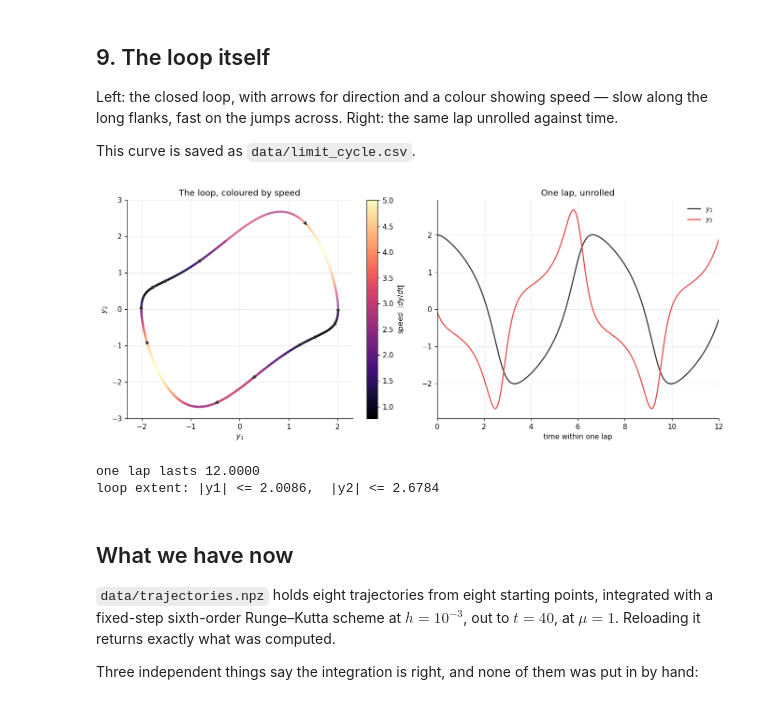
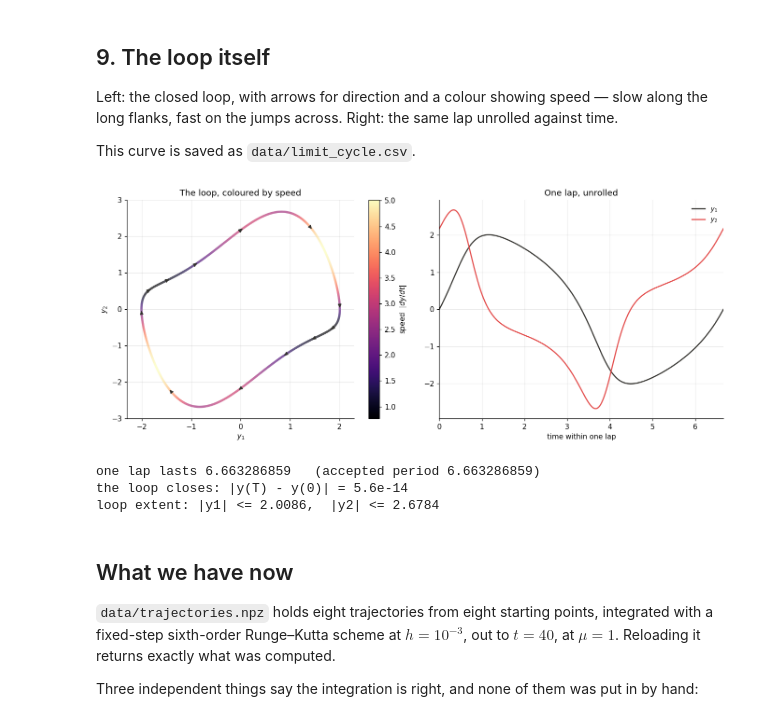
Before and after one commit to GeorgeWilliam1999/Van_Der_Pole, a Jupyter notebook: RK_Truth/build_references.ipynb, the cells around one changed output. Cells and saved outputs as stored; diff of their text form; code cells hidden in the pictures.

```diff
--- a/RK_Truth/build_references.ipynb
+++ b/RK_Truth/build_references.ipynb
@@ -426,32 +426,36 @@ This curve is saved as `data/limit_cycle.csv`.
 # %%
 sp = np.linalg.norm(vdp.f(0.0, Y_lc), axis=1)
 
 fig, axes = plt.subplots(1, 2, figsize=(12.4, 5.2))
 ax = axes[0]
 pts = Y_lc.reshape(-1, 1, 2)
 from matplotlib.collections import LineCollection
 seg = np.concatenate([pts[:-1], pts[1:]], axis=1)
 lc_col = LineCollection(seg, cmap="magma", norm=plt.Normalize(sp.min(), sp.max()), lw=3)
 lc_col.set_array(sp[:-1]); ax.add_collection(lc_col)
-for i in range(0, len(Y_lc) - 1, len(Y_lc) // 12):
-    ax.annotate("", xy=Y_lc[i + 30], xytext=Y_lc[i],
+n_lc = len(Y_lc)
+for i in range(0, n_lc, n_lc // 12):          # the lap is closed, so wrap the index
+    ax.annotate("", xy=Y_lc[(i + 30) % n_lc], xytext=Y_lc[i],
                 arrowprops=dict(arrowstyle="-|>", color=INK, lw=1.1))
 ax.set_xlim(-2.3, 2.3); ax.set_ylim(-3.0, 3.0)
 ax.set_xlabel("$y_1$"); ax.set_ylabel("$y_2$"); ax.set_title("The loop, coloured by speed")
 fig.colorbar(lc_col, ax=ax, label="speed  $|dy/dt|$")
 
 ax = axes[1]
 ax.plot(t_lc, Y_lc[:, 0], color=INK, lw=1.6, label="$y_1$")
 ax.plot(t_lc, Y_lc[:, 1], color=CYCLE, lw=1.6, label="$y_2$")
 ax.set_xlabel("time within one lap"); ax.set_title("One lap, unrolled")
 ax.legend(fontsize=9); ax.set_xlim(0, t_lc[-1])
 fig.tight_layout(); fig.savefig(FIGURES / "10_limit_cycle.png"); plt.show()
 
-print(f"one lap lasts {t_lc[-1]:.4f}")
+print(f"one lap lasts {t_lc[-1]:.9f}   (accepted period 6.663286859)")
+print(f"the loop closes: |y(T) - y(0)| = {np.linalg.norm(Y_lc[-1] - Y_lc[0]):.1e}")
+assert np.linalg.norm(Y_lc[-1] - Y_lc[0]) < 1e-9, "the saved loop does not close"
 print(f"loop extent: |y1| <= {np.abs(Y_lc[:,0]).max():.4f},  |y2| <= {np.abs(Y_lc[:,1]).max():.4f}")
 # %% [output]
-[figure, old version]
+[figure, new version]
-one lap lasts 12.0000
+one lap lasts 6.663286859   (accepted period 6.663286859)
+the loop closes: |y(T) - y(0)| = 5.6e-14
 loop extent: |y1| <= 2.0086,  |y2| <= 2.6784
 # %% [markdown]
 ## What we have now
```
Also changed, not shown: 34 other files.
